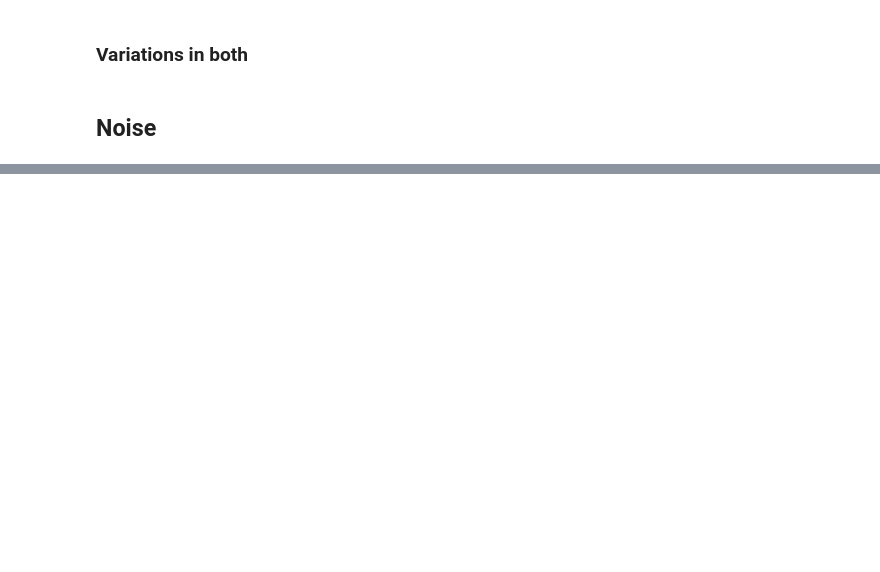
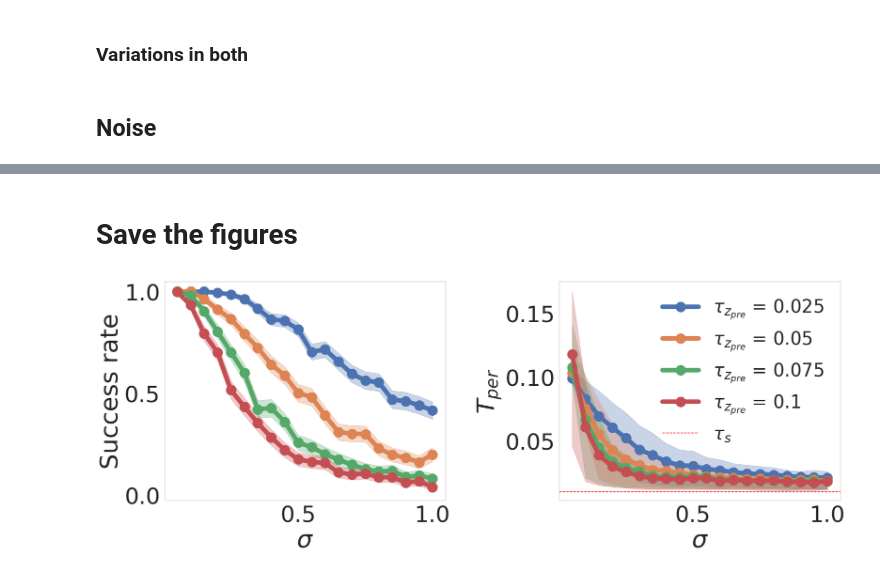
Before and after one commit to h-mayorquin/z-traces-project, a Jupyter notebook: jupyter/2018-11-11(Persistent Time).ipynb, the cells around one changed output, grey strips where cells are left out. Saved outputs shown, nothing was run; the diff lists cells and outputs as text; code cells hidden in the pictures; blank space fills up the shorter version.

```diff
--- a/jupyter/2018-11-11(Persistent Time).ipynb
+++ b/jupyter/2018-11-11(Persistent Time).ipynb
@@ -615,0 +619,35 @@ ax.legend(frameon=False)
+# %% [markdown]
+# Save the figures
+# %%
+sns.set(font_scale=4.5)
+sns.set_style("whitegrid", {'axes.grid': False})
+
+
+fig = plt.figure(figsize=(25, 10))
+ax1 = fig.add_subplot(121)
+ax2 = fig.add_subplot(122)
+results_dictionary_collection = results_dictionary_collection_tp
+
+for index, tau_z_pre in enumerate(tau_z_pre_set):
+    label = r'$\tau_{z_{pre}}$ = ' + str(tau_z_pre)
+    results_dictionary = results_dictionary_collection[tau_z_pre]
+    ax1 = plot_mean_success_vs_sigma(results_dictionary, n_samples=samples, index=index, label=label, ax=ax1)
+
+for index, tau_z_pre in enumerate(tau_z_pre_set):
+    label = r'$\tau_{z_{pre}}$ = ' + str(tau_z_pre)
+    results_dictionary = results_dictionary_collection[tau_z_pre]
+    ax2 = plot_persistent_time_vs_sigma(results_dictionary, index=index, label=label, ax=ax2, single=False)
+
+ax2.axhline(tau_s, ls='--', color='red', label=r'$\tau_s$')
+ax2.legend(frameon=False, fontsize=40)
+ax2.set_ylabel(r'$T_{per}$')
+
+fig.tight_layout()
+
+directory = '../plot_producers/'
+file_name = 'noise_effect'
+format_string = '.svg'
+string_to_save = directory + file_name + format_string
+fig.savefig(string_to_save, frameon=False, dpi=1000, bbox_inches='tight', transparent=True)
+# %% [output]
+[figure, added]
```
Also changed, not shown: parts of 19 cells of this notebook, 44 other files.
